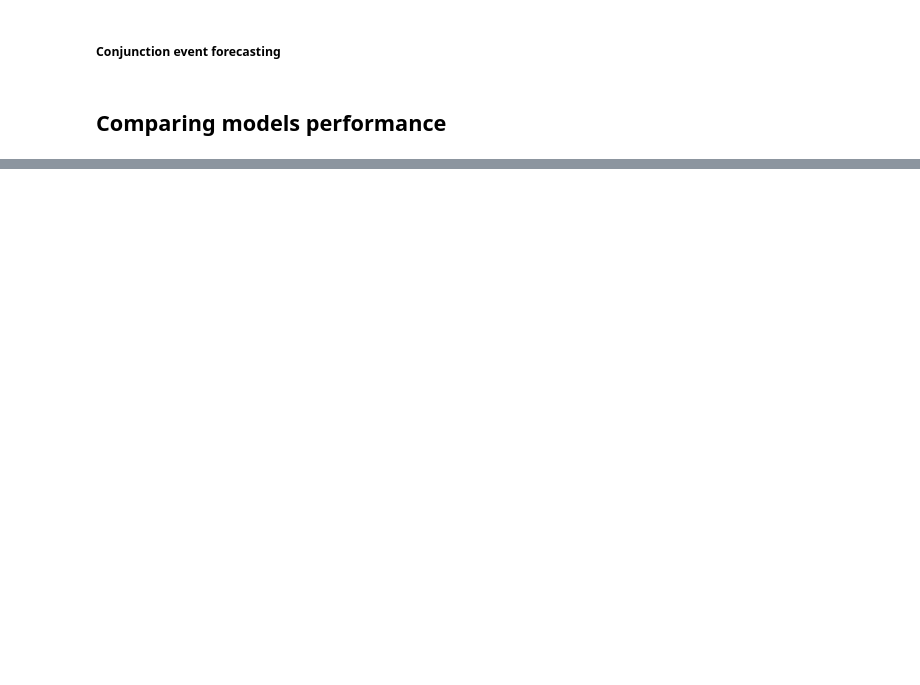
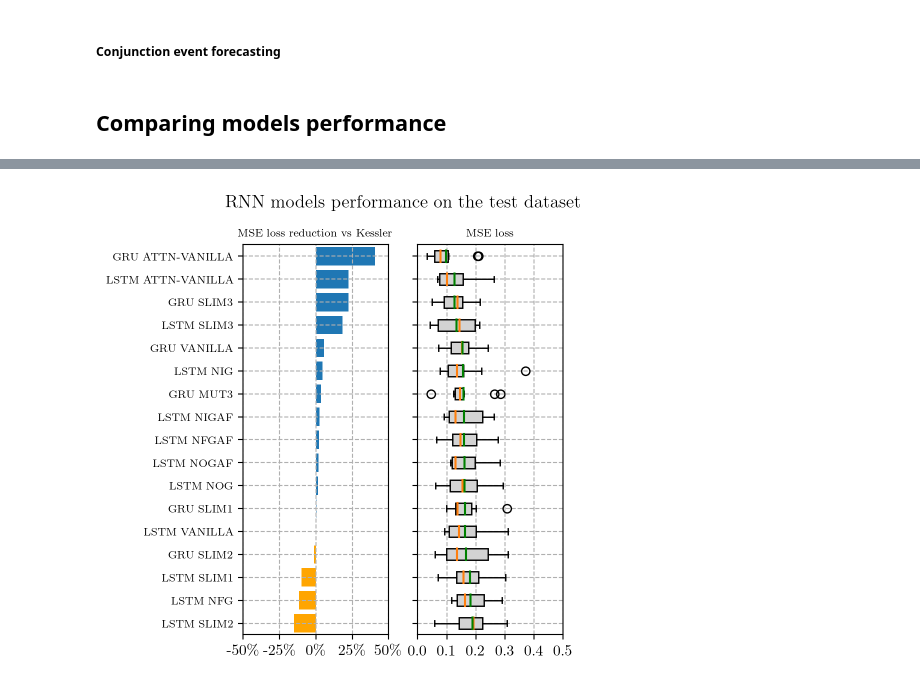
Before and after one commit to JJavierRosales/scapy, a Jupyter notebook: notebooks/rnn_time_series_forecasting.ipynb, the cells around one changed output, grey strips where cells are left out. Drawn from its saved outputs; the diff is of its cells as text; code cells hidden in the pictures; blank space fills up the shorter version.

```diff
--- a/notebooks/rnn_time_series_forecasting.ipynb
+++ b/notebooks/rnn_time_series_forecasting.ipynb
@@ -410,7 +387,2 @@ Saving model parameters ... Done.
 # %% [markdown]
 ### Model training
-# %%
-# Start training
-model.learn(events_train_and_val, epochs = 20, lr = 1e-5, batch_size = batch_size,
-            device = 'cpu', event_samples_for_stats = 2000,
-            filepath_model = filepath_model, epoch_step_checkpoint = 5)
@@ -681,0 +598,12 @@ ax.grid(True, linestyle='--')
+# %%
+mse_loss = {}
+for network_name, data in data_test.items():
+    mse_loss[network_name] = data['mse']
+
+# Convert dictionary to Pandas DataFrame.
+df_test_mse = pd.DataFrame.from_dict(data=mse_loss, orient='columns')
+
+# Save results in a CSV file.
+# df_test_loss.to_csv(f'networks_test_loss_bs{test_batch_size}.csv')
+
+display(df_test_mse)
@@ -681,0 +746,57 @@ ax.grid(True, linestyle='--')
+# %%
+import matplotlib.ticker as mtick
+
+fig, (ax_hb, ax_bp) = plt.subplots(nrows=1, ncols=2, figsize=(4,5), sharey=True)
+
+fig.subplots_adjust(left=0.1,
+                    bottom=0.1,
+                    right=0.9,
+                    wspace=0.2,
+                    hspace=0.4)
+
+# Set the figure title
+fig.suptitle('RNN models performance on the test dataset')
+
+# Get the labels for the Y-axis
+labels = [l.replace('_',' ').upper() for l in df_test_mse.columns]
+
+# Plot the boxplot
+
+ax_bp.boxplot(df_test_mse, positions = np.arange(len(labels)),
+              vert = False, showmeans = True, meanline = True,
+              meanprops = dict(linestyle='-', linewidth=1.5, color='green'),
+              medianprops = dict(linewidth=1.5),
+              boxprops = dict(facecolor = "lightgrey"),
+              showfliers = True, patch_artist=True)
+
+# Set the Y-axis labels to the right position for the boxplot.
+#ax_bp.yaxis.set_ticks_position('right')
+
+# Set the X-axis label and ticks for the boxplot
+ax_bp.set_title('MSE loss', fontsize=8)
+ax_bp.set_xticks(np.linspace(0,0.5,6))
+
+# Plot horizontalm bars with the delta.
+colors = ['tab:blue']*sum(df_test_mse_stats['delta']>0) + \
+    ['orange']*sum(df_test_mse_stats['delta']<=0)
+ax_hb.barh(labels, df_test_mse_stats['delta'], color = colors, align='center')
+
+# Set the X-axis label and format for the ticks
+ax_hb.set_title('MSE loss reduction vs Kessler', fontsize=8)
+ax_hb.xaxis.set_major_formatter(mtick.PercentFormatter(xmax=1))
+
+# Set the limits and ticks for the horizontal bar plot
+ax_hb.set_xlim(-0.5,0.5)
+ax_hb.set_xticks(np.linspace(-0.5,0.5,5))
+
+
+# Set general format for both plots
+for ax in [ax_bp, ax_hb]: ax.grid(True, linestyle='--')
+ax_hb.set_yticklabels(labels, fontsize=8)
+
+ax_hb.invert_yaxis()
+
+fig.savefig('rnn_models_performance.pdf', bbox_inches = "tight")
+fig.savefig('rnn_models_performance.png',dpi=300, bbox_inches = "tight")
+# %% [output]
+[figure, added]
```
Also changed, not shown: parts of 19 cells of this notebook, 2 other files.
